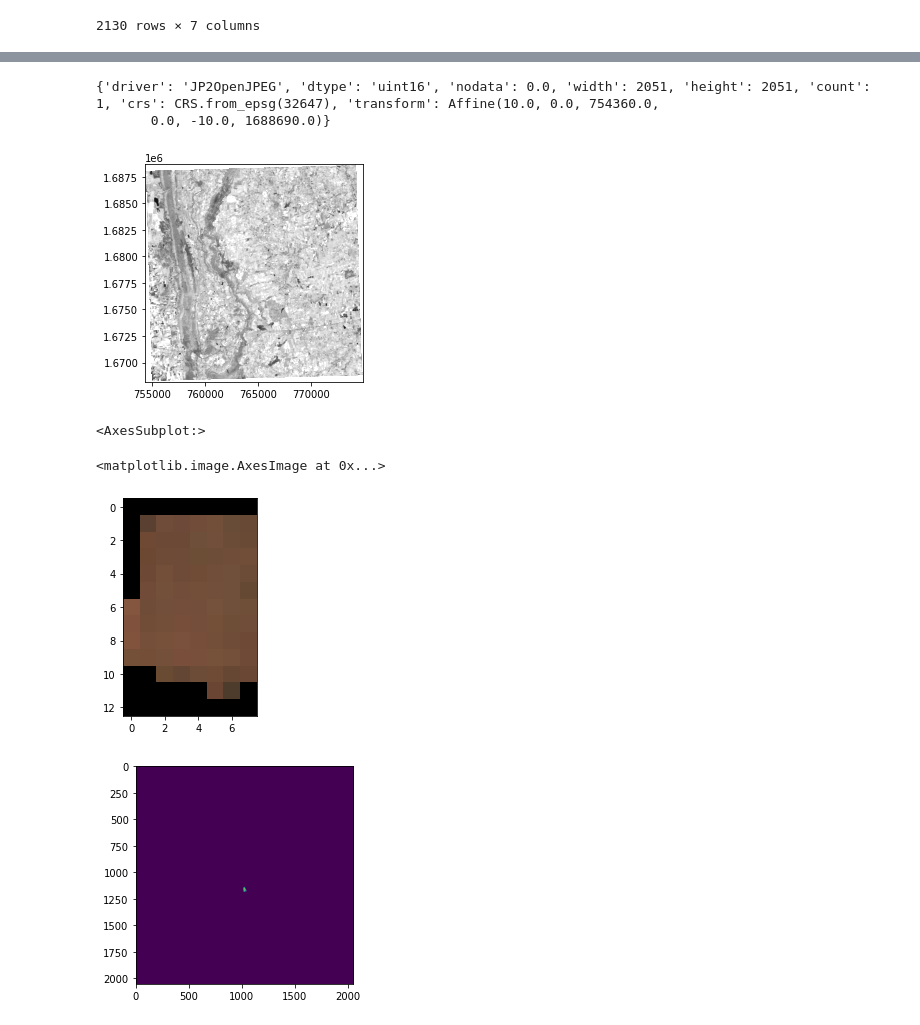
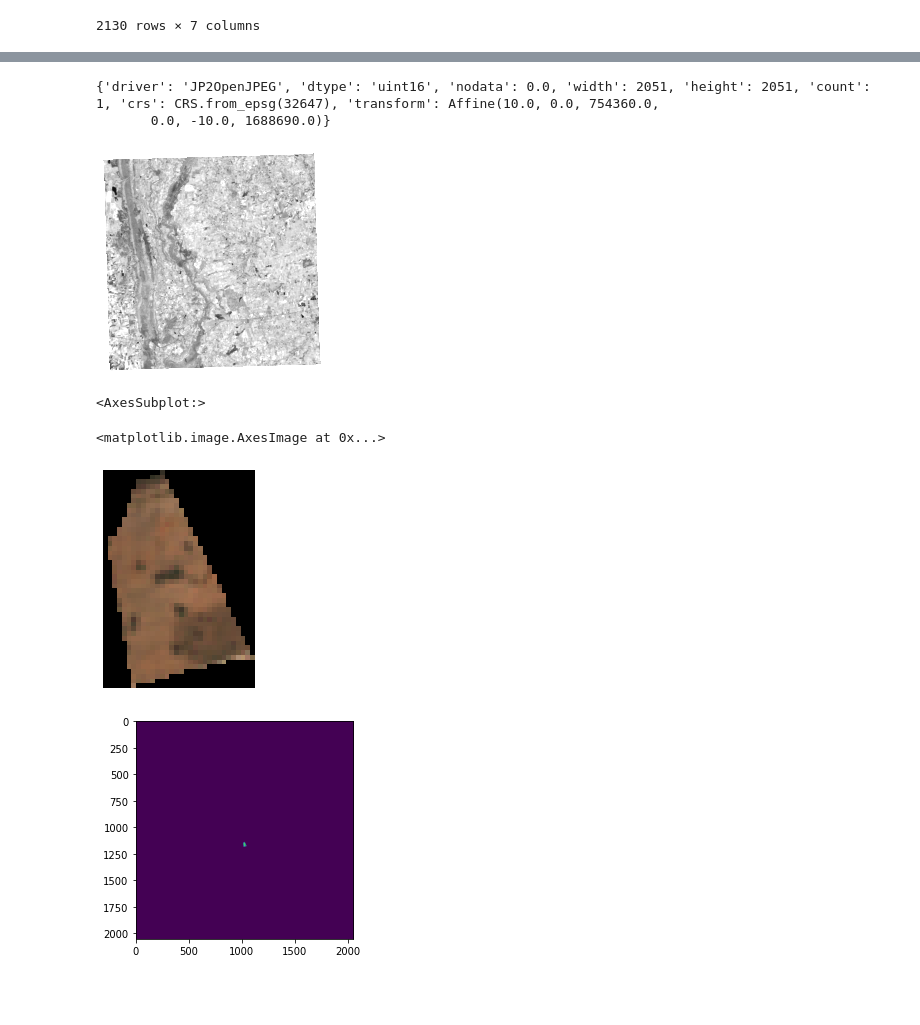
Before and after one commit to boat1603/TheMoon-AI-Robotics-Hackathon-2022-, a Jupyter notebook: 00-Data Exploration.ipynb, the cells around one changed output, grey strips where cells are left out. Saved outputs shown, nothing was run; the diff lists cells and outputs as text; code cells hidden in the pictures; blank space fills up the shorter version.

```diff
--- a/00-Data Exploration.ipynb
+++ b/00-Data Exploration.ipynb
@@ -149,22 +149,23 @@ rgb.shape
 # %%
 from rasterio.plot import show
 
 idx = 1
 data = dataset.df_img[dataset.df_img.yyyymmdd==dataset.unique_date[idx]]
 data.index = data.band.values
 data = data.to_dict()
 raw_path = data['raw_path']
 
 elhas_raster = rasterio.open(raw_path['B08'])
 print(elhas_raster.meta)
 
 elhas_arr = elhas_raster.read()
 vmin, vmax = np.nanpercentile(elhas_arr, (5,95))
+plt.axis('off')
 show(elhas_raster, cmap='gray', vmin=vmin, vmax=vmax)
 # %% [output]
 {'driver': 'JP2OpenJPEG', 'dtype': 'uint16', 'nodata': 0.0, 'width': 2051, 'height': 2051, 'count': 1, 'crs': CRS.from_epsg(32647), 'transform': Affine(10.0, 0.0, 754360.0,
        0.0, -10.0, 1688690.0)}
-[figure, old version]
+[figure, new version]
 <AxesSubplot:>
 # %%
 def read_jp2_with_mask(jp2_file,shapes):
@@ -178,13 +179,14 @@ def read_jp2_with_mask(jp2_file,shapes):
             inputArray = np.clip((inputArray-vmin)/(vmax-vmin),0,1)
     return inputArray
 
-# shapes = [df_train.geometry[1177]]
-shapes = [df_train.geometry[0]]
+shapes = [df_train.geometry[1177]]
+# shapes = [df_train.geometry[0]]
 rgb = np.concatenate([read_jp2_with_mask(raw_path['B02'],shapes)[:,:,None],read_jp2_with_mask(raw_path['B03'],shapes)[:,:,None],read_jp2_with_mask(raw_path['B04'],shapes)[:,:,None]],axis=-1)
+plt.axis('off')
 plt.imshow(rgb[:,:,::-1])
 # %% [output]
 <matplotlib.image.AxesImage at 0x...>
-[figure, old version]
+[figure, new version]
 # %%
 shapes = [df_train.geometry[1177]] # [0]
 with rasterio.open(raw_path['B04']) as src:
```
Also changed, not shown: parts of 2 cells of this notebook, 6 other files.
